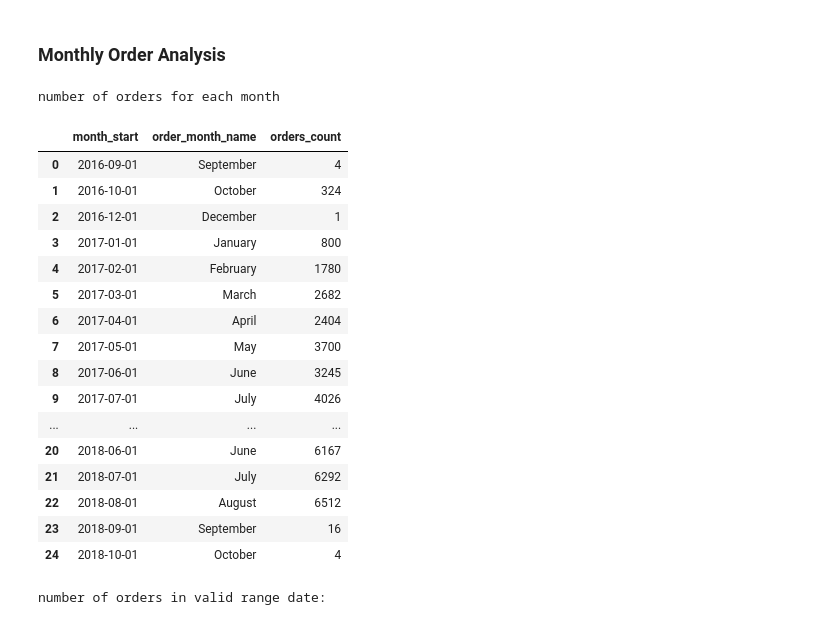
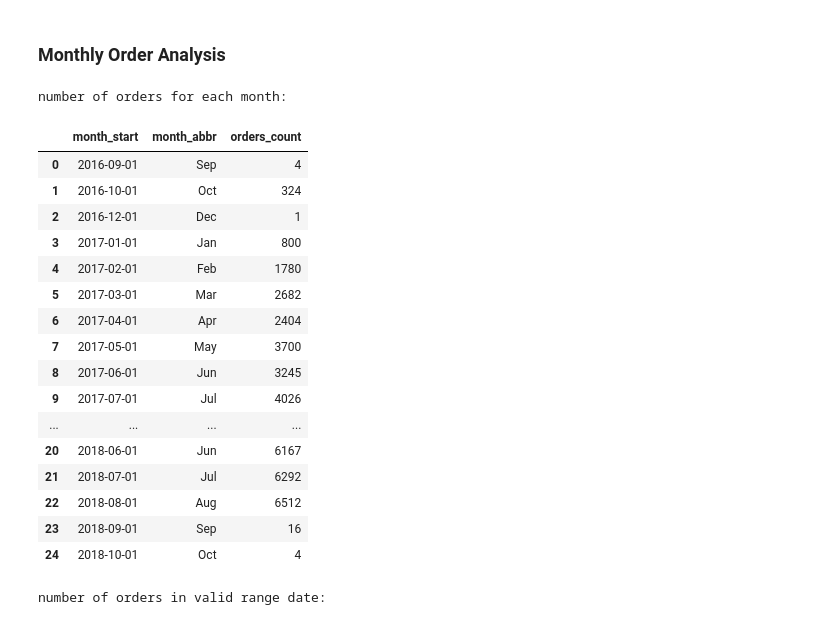
Before and after one commit to Abolfazl-Moradi006/Olist-data-analysis, a Jupyter notebook: Notebooks/3_Order Status & Time Trend Analysis.ipynb, the cells around one changed output. Saved outputs shown, nothing was run; the diff lists cells and outputs as text; code cells hidden in the pictures.

```diff
--- a/Notebooks/3_Order Status & Time Trend Analysis.ipynb
+++ b/Notebooks/3_Order Status & Time Trend Analysis.ipynb
@@ -98,42 +98,43 @@ Overall, Olist demonstrates a high order fulfillment rate and a relatively low c
 # %%
 monthly_order = con.sql("""
     select order_month,
             order_year,
             count(*) as orders_count
     from orders
     group by order_year, order_month
     order by order_year ,order_month
 """).df()
 
-#set month name
-monthly_order["order_month_name"] = pd.to_datetime(monthly_order['order_month'], format='%m').dt.month_name()
-
 # Real date column, so months sort and plot chronologically
 monthly_order["month_start"] = pd.to_datetime(
     dict(year=monthly_order["order_year"], month=monthly_order["order_month"], day=1)
 )
 
+#set month abbreviation
+monthly_order['month_abbr'] = monthly_order['month_start'].dt.strftime('%b')
+
+
 print("number of orders for each month:")
-display(monthly_order[["month_start","order_month_name","orders_count"]])
+display(monthly_order[["month_start","month_abbr","orders_count"]])
 # %% [output]
-number of orders for each month
+number of orders for each month:
-|  | month_start | order_month_name | orders_count |
-| 0 | 2016-09-01 | September | 4 |
-| 1 | 2016-10-01 | October | 324 |
-| 2 | 2016-12-01 | December | 1 |
-| 3 | 2017-01-01 | January | 800 |
-| 4 | 2017-02-01 | February | 1780 |
-| 5 | 2017-03-01 | March | 2682 |
-| 6 | 2017-04-01 | April | 2404 |
+|  | month_start | month_abbr | orders_count |
+| 0 | 2016-09-01 | Sep | 4 |
+| 1 | 2016-10-01 | Oct | 324 |
+| 2 | 2016-12-01 | Dec | 1 |
+| 3 | 2017-01-01 | Jan | 800 |
+| 4 | 2017-02-01 | Feb | 1780 |
+| 5 | 2017-03-01 | Mar | 2682 |
+| 6 | 2017-04-01 | Apr | 2404 |
 | 7 | 2017-05-01 | May | 3700 |
-| 8 | 2017-06-01 | June | 3245 |
-| 9 | 2017-07-01 | July | 4026 |
+| 8 | 2017-06-01 | Jun | 3245 |
+| 9 | 2017-07-01 | Jul | 4026 |
 | ... | ... | ... | ... |
-| 20 | 2018-06-01 | June | 6167 |
-| 21 | 2018-07-01 | July | 6292 |
-| 22 | 2018-08-01 | August | 6512 |
-| 23 | 2018-09-01 | September | 16 |
-| 24 | 2018-10-01 | October | 4 |
+| 20 | 2018-06-01 | Jun | 6167 |
+| 21 | 2018-07-01 | Jul | 6292 |
+| 22 | 2018-08-01 | Aug | 6512 |
+| 23 | 2018-09-01 | Sep | 16 |
+| 24 | 2018-10-01 | Oct | 4 |
 # %%
 # Valid analysis window
 START = pd.Timestamp("2017-01-01")
```
Also changed, not shown: parts of 4 cells of this notebook.
